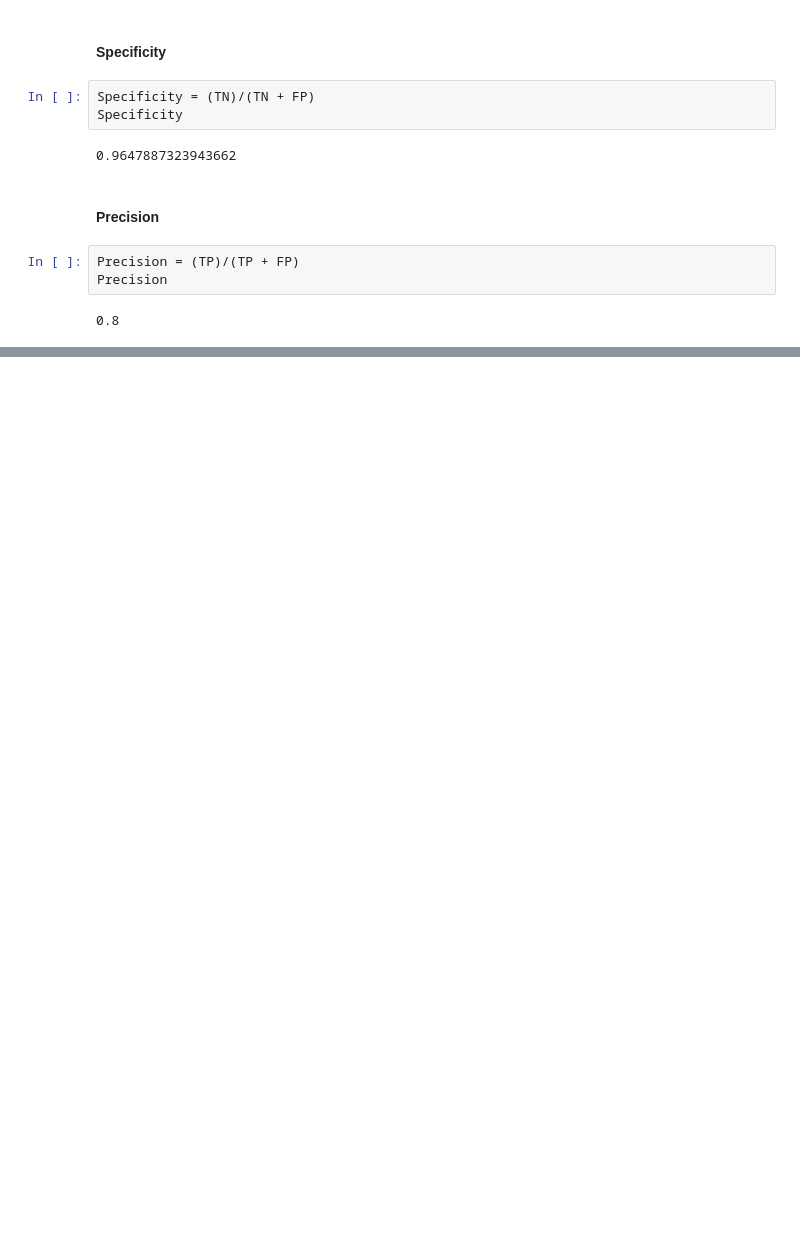
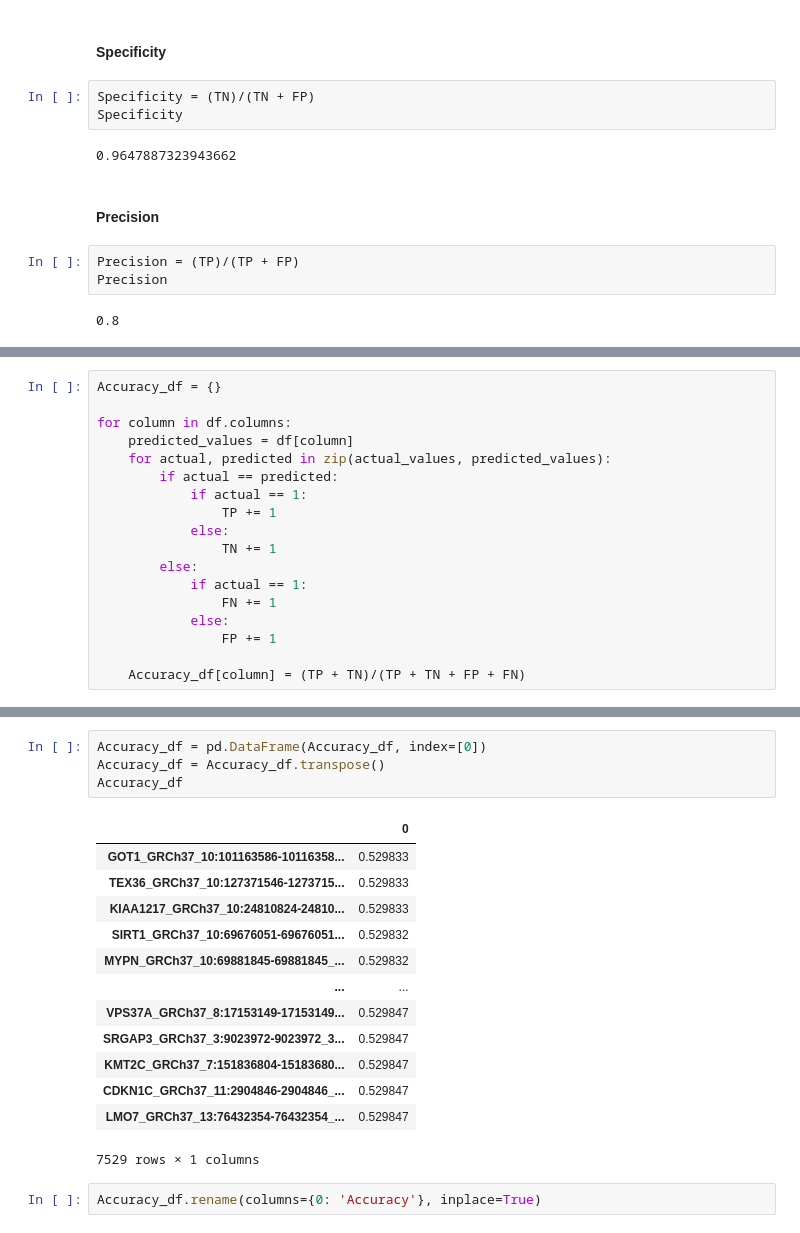
Before and after one commit to ericametta/CancerPredictionMode, a Jupyter notebook: Classification.ipynb, the cells around one changed output, grey strips where cells are left out. Cells and saved outputs as stored; diff of their text form; blank space fills up the shorter version.

Commit message:
calculate accuracy of all features

```diff
--- a/Classification.ipynb
+++ b/Classification.ipynb
@@ -594,0 +631,18 @@ Precision
+# %%
+Accuracy_df = {}
+
+for column in df.columns:
+    predicted_values = df[column]
+    for actual, predicted in zip(actual_values, predicted_values):
+        if actual == predicted:
+            if actual == 1:
+                TP += 1
+            else:
+                TN += 1
+        else:
+            if actual == 1:
+                FN += 1
+            else:
+                FP += 1
+
+    Accuracy_df[column] = (TP + TN)/(TP + TN + FP + FN)
@@ -594,0 +692,20 @@ Precision
+# %%
+Accuracy_df = pd.DataFrame(Accuracy_df, index=[0])
+Accuracy_df = Accuracy_df.transpose()
+Accuracy_df
+# %% [output]
+|  | 0 |
+| GOT1_GRCh37_10:101163586-10116358... | 0.529833 |
+| TEX36_GRCh37_10:127371546-1273715... | 0.529833 |
+| KIAA1217_GRCh37_10:24810824-24810... | 0.529833 |
+| SIRT1_GRCh37_10:69676051-69676051... | 0.529832 |
+| MYPN_GRCh37_10:69881845-69881845_... | 0.529832 |
+| ... | ... |
+| VPS37A_GRCh37_8:17153149-17153149... | 0.529847 |
+| SRGAP3_GRCh37_3:9023972-9023972_3... | 0.529847 |
+| KMT2C_GRCh37_7:151836804-15183680... | 0.529847 |
+| CDKN1C_GRCh37_11:2904846-2904846_... | 0.529847 |
+| LMO7_GRCh37_13:76432354-76432354_... | 0.529847 |
+7529 rows × 1 columns
+# %%
+Accuracy_df.rename(columns={0: 'Accuracy'}, inplace=True)
```
Also changed, not shown: parts of 11 cells of this notebook.
